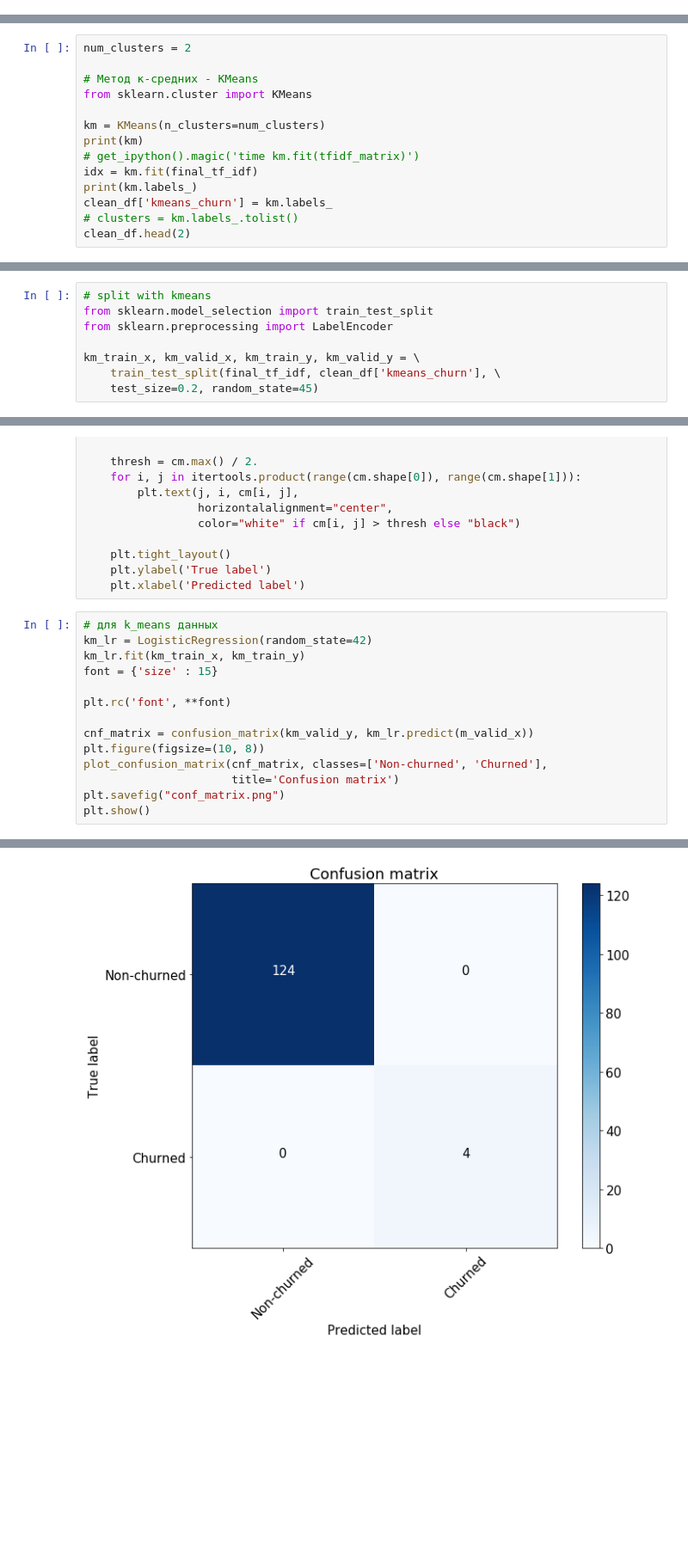
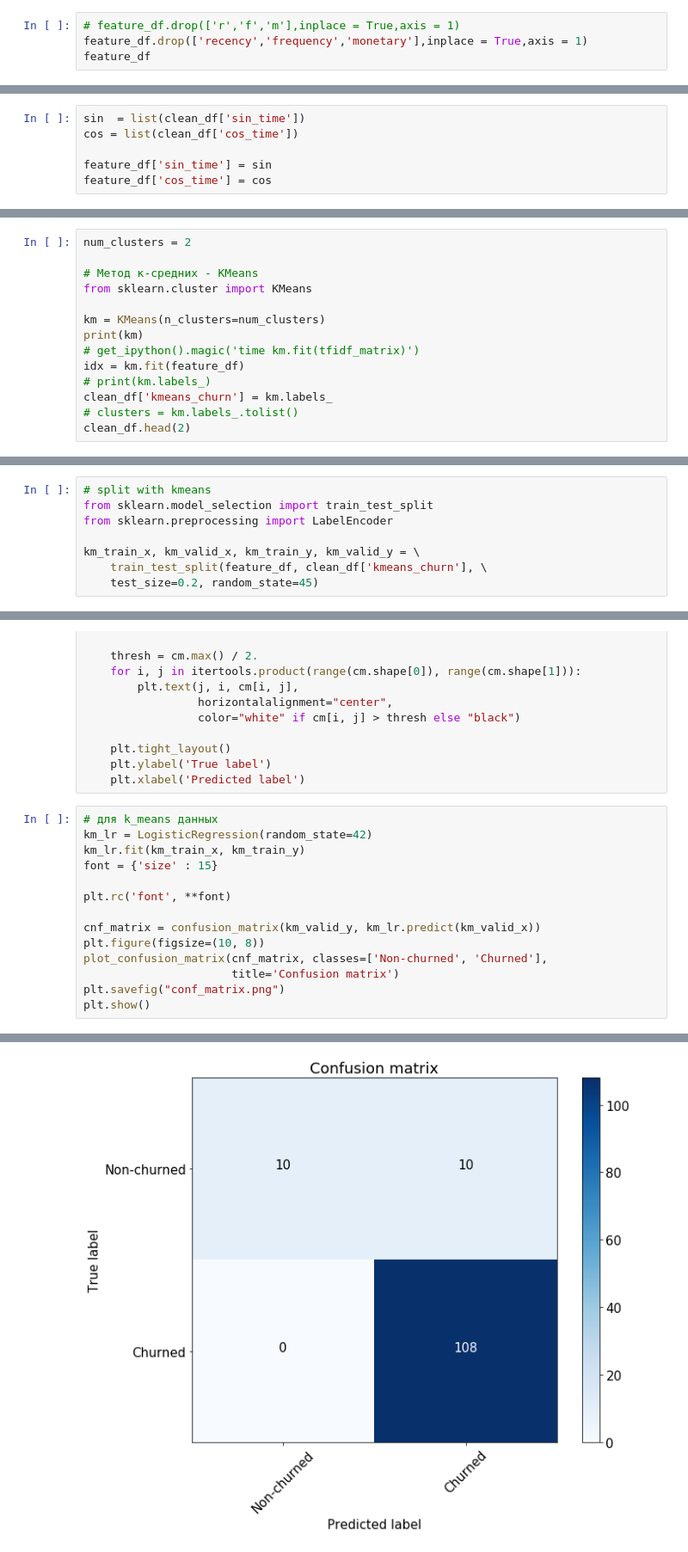
Before and after one commit to sergey-realm18/churn_by_twitter, a Jupyter notebook: notebooks/clustering and classification.ipynb, the cells around one changed output, grey strips where cells are left out. Shown at 86% size. Drawn from its saved outputs; the diff is of its cells as text; blank space fills up the shorter version.

```diff
--- a/notebooks/clustering and classification.ipynb
+++ b/notebooks/clustering and classification.ipynb
@@ -40,0 +169,4 @@ _________________________________________________
+# %%
+# feature_df.drop(['r','f','m'],inplace = True,axis = 1)
+feature_df.drop(['recency','frequency','monetary'],inplace = True,axis = 1)
+feature_df
@@ -40,0 +187,6 @@ _________________________________________________
+# %%
+sin  = list(clean_df['sin_time'])
+cos = list(clean_df['cos_time'])
+
+feature_df['sin_time'] = sin
+feature_df['cos_time'] = cos
@@ -106,8 +213,8 @@ from sklearn.cluster import KMeans
 km = KMeans(n_clusters=num_clusters)
 print(km)
 # get_ipython().magic('time km.fit(tfidf_matrix)')
-idx = km.fit(final_tf_idf)
-print(km.labels_)
+idx = km.fit(feature_df)
+# print(km.labels_)
 clean_df['kmeans_churn'] = km.labels_
 # clusters = km.labels_.tolist()
 clean_df.head(2)
@@ -152,7 +240,7 @@ from sklearn.model_selection import train_test_split
 from sklearn.preprocessing import LabelEncoder
 
 km_train_x, km_valid_x, km_train_y, km_valid_y = \
-    train_test_split(final_tf_idf, clean_df['kmeans_churn'], \
+    train_test_split(feature_df, clean_df['kmeans_churn'], \
     test_size=0.2, random_state=45)
 # %%
 # split with manual targeting by polarity <-0.5
@@ -252,7 +373,7 @@ font = {'size' : 15}
 
 plt.rc('font', **font)
 
-cnf_matrix = confusion_matrix(km_valid_y, km_lr.predict(m_valid_x))
+cnf_matrix = confusion_matrix(km_valid_y, km_lr.predict(km_valid_x))
 plt.figure(figsize=(10, 8))
 plot_confusion_matrix(cnf_matrix, classes=['Non-churned', 'Churned'],
                       title='Confusion matrix')
@@ -265,3 +393,3 @@ Confusion matrix, without normalization
-[figure, old version]
+[figure, new version]
 # %%
 # для ручных данных
```
Also changed, not shown: parts of 47 cells of this notebook.
